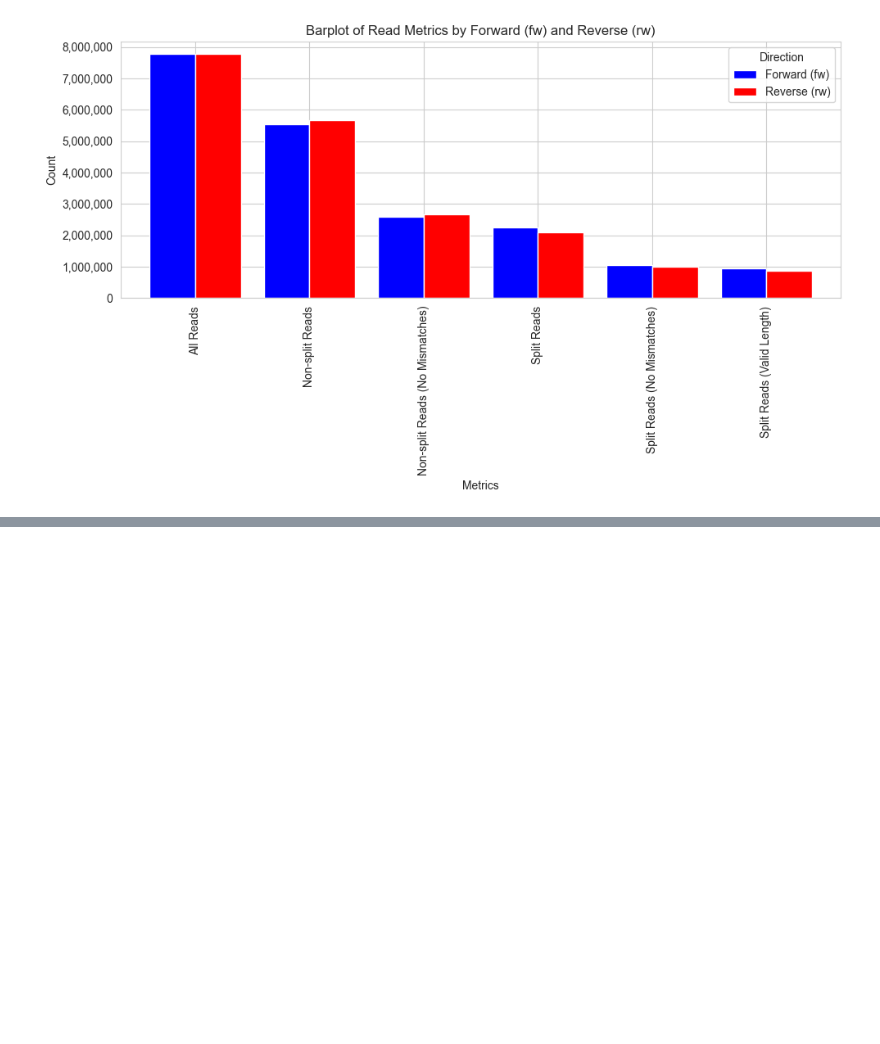
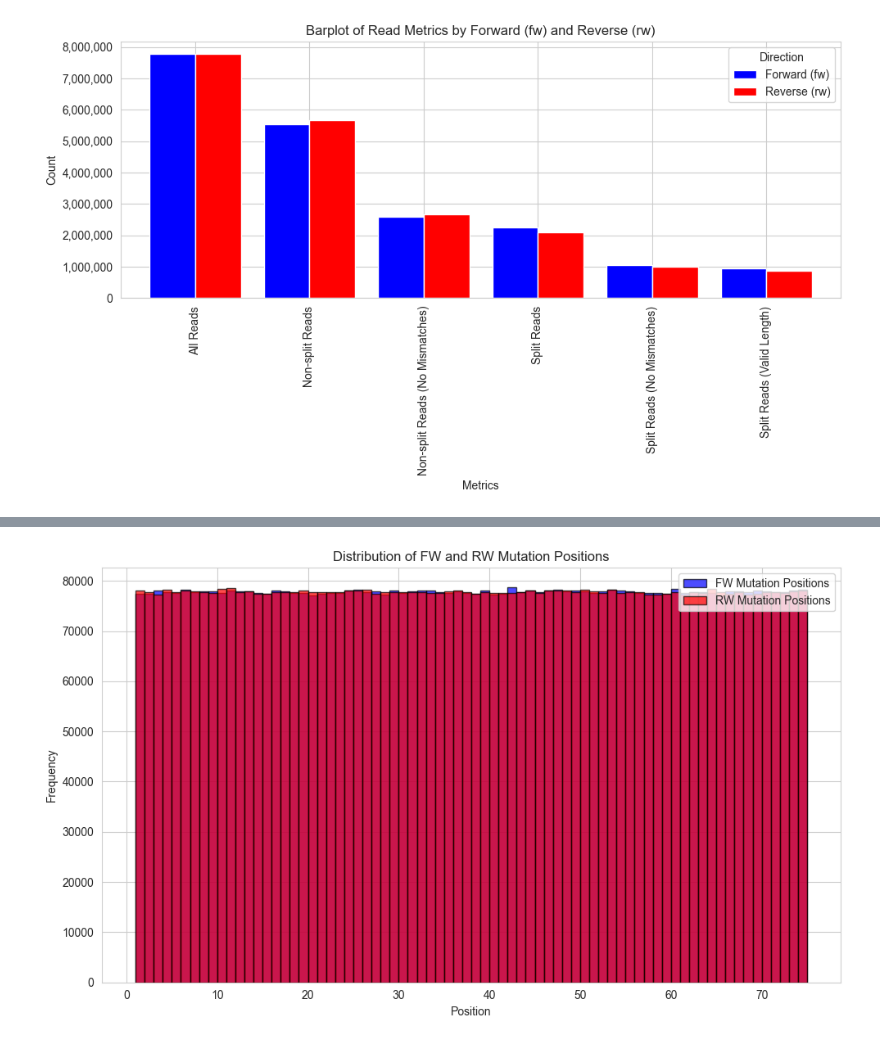
Before and after one commit to IngiumDev/gobi, a Jupyter notebook: src/main/Analysis/readsimulator/analyze_read_simulator.ipynb, the cells around one changed output, grey strips where cells are left out. Cells and saved outputs as stored; diff of their text form; code cells hidden in the pictures; blank space fills up the shorter version.

```diff
--- a/src/main/Analysis/readsimulator/analyze_read_simulator.ipynb
+++ b/src/main/Analysis/readsimulator/analyze_read_simulator.ipynb
@@ -378,0 +464,22 @@ plt.show()
+# %%
+# Create a combined histogram for fw and rw mutation positions
+fig, ax = plt.subplots(figsize=(10, 6))
+
+# FW mutation positions histogram
+ax.hist(fw_mutation_positions, bins=np.unique(fw_mutation_positions)+1, color='blue', edgecolor='black', alpha=0.7, label='FW Mutation Positions')
+
+# RW mutation positions histogram
+ax.hist(rw_mutation_positions, bins=np.unique(rw_mutation_positions)+1, color='red', edgecolor='black', alpha=0.7, label='RW Mutation Positions')
+
+# Add labels, title, and legend
+ax.set_title('Distribution of FW and RW Mutation Positions')
+ax.set_xlabel('Position')
+ax.set_ylabel('Frequency')
+ax.grid(True)
+ax.legend()
+
+plt.tight_layout()
+plt.savefig('simon_histogram_mutation_positions_combined.png', dpi=600)
+plt.show()
+# %% [output]
+[figure, added]
```
Also changed, not shown: parts of 18 cells of this notebook.
